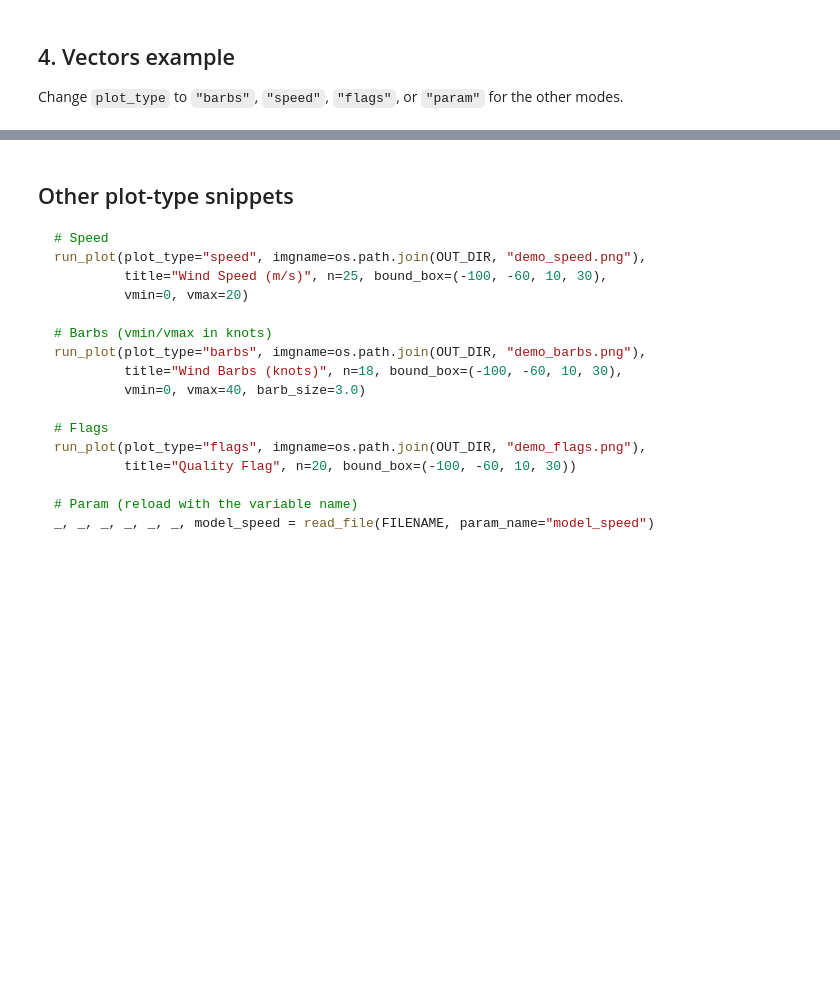
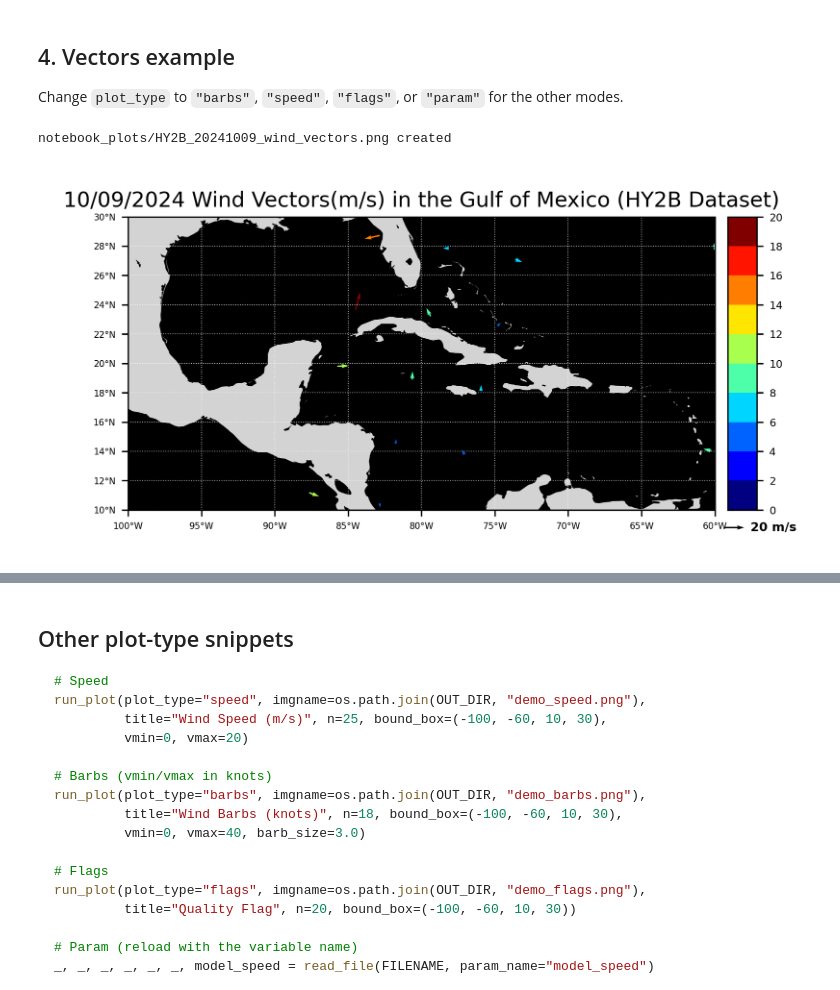
Before and after one commit to jasminemasopeh/modern_coaps_daily_swath, a Jupyter notebook: map_swath_data.ipynb, the cells around one changed output, grey strips where cells are left out. Drawn from its saved outputs; the diff is of its cells as text; code cells hidden in the pictures; blank space fills up the shorter version.

Commit message:
Updated the map titles

```diff
--- a/map_swath_data.ipynb
+++ b/map_swath_data.ipynb
@@ -718,18 +718,20 @@ def run_plot(file_name, plot_type, imgname, title, n=20,
 
 Change `plot_type` to `"barbs"`, `"speed"`, `"flags"`, or `"param"` for the other modes.
 # %%
-# Example: wind vectors (same as --vectors on the CLI)
 run_plot(
     file_name="HY2B_nc/HY2B_20241009.nc",
     plot_type="vectors",
     imgname=os.path.join(OUT_DIR, "HY2B_20241009_wind_vectors.png"),
-    title="HY2B_20241009.nc Wind Vectors (m/s)",
+    title="10/09/2024 Wind Vectors(m/s) in the Gulf of Mexico (HY2B Dataset)",
     n=20,
     bound_box=(-100, -60, 10, 30),
     vmin=0,
     vmax=20,
     vector_size=600,  # smaller → longer arrows
 )
+# %% [output]
+notebook_plots/HY2B_20241009_wind_vectors.png created
+[figure, added]
 # %%
 # Example: wind vectors (same as --vectors on the CLI)
 run_plot(
```
Also changed, not shown: parts of 4 cells of this notebook, 5 other files.
